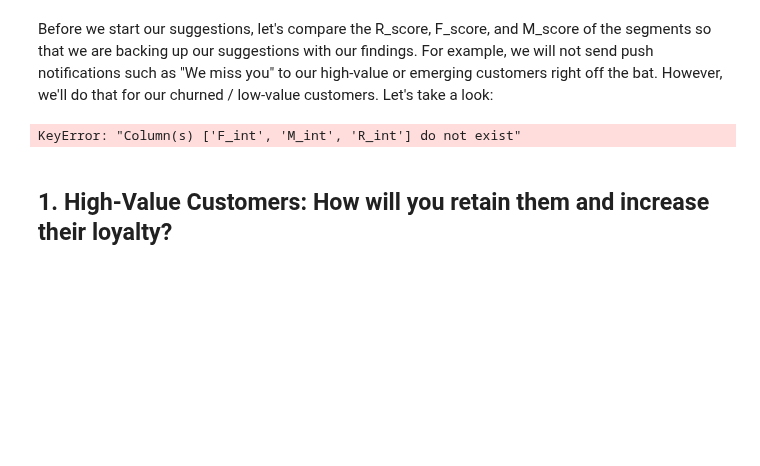
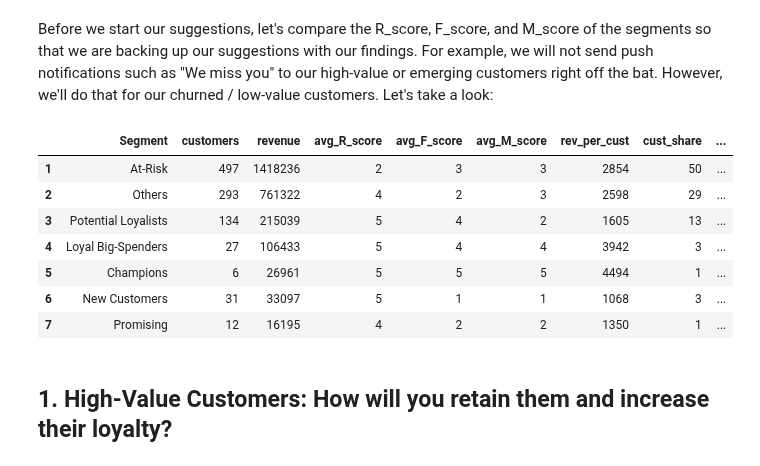
Before and after one commit to rodyonraskolnikov/rfm-segmentation-retention-analysis, a Jupyter notebook: bitaksi_rfm.ipynb, the cells around one changed output. Drawn from its saved outputs; the diff is of its cells as text; code cells hidden in the pictures; blank space fills up the shorter version.

Commit message:
segment_tryout_cmmt

```diff
--- a/bitaksi_rfm.ipynb
+++ b/bitaksi_rfm.ipynb
@@ -652,21 +663,13 @@ df['RFM_Score'] = df['R_Score'].astype(str) + df['F_Score'].astype(str) + df['M_
 
 # ------- 2. Map rows to the requested segments ---------------------------
 def label_segment(row):
-    r = int(row['R_Score']); f = int(row['F_Score']); m = int(row['M_Score'])
-    rfm = row['RFM_Score']
-
-    if r == 5 and f == 5 and m == 5:
-        return 'Champions'
-    if rfm in ['554','545','544','455']:
-        return 'Loyal Big-Spenders'
-    if r == 5 and f <= 2 and m <= 2:
-        return 'New Customers'
-    if r >= 4 and f >= 3 and m <= 3:
-        return 'Potential Loyalists'
-    if r >= 4 and f == 2 and m <= 2:
-        return 'Promising'
-    if r <= 3 and ((f >= 3) or (m >= 3)):
-        return 'At-Risk'
+    r, f, m, rfm = row['R_Score'], row['F_Score'], row['M_Score'], row['RFM_Score']
+    if r==5 and f==5 and m==5: return 'Champions'
+    if rfm in ['554','545','544','455']: return 'Loyal Big-Spenders'
+    if r==5 and f<=2 and m<=2: return 'New Customers'
+    if r>=4 and f>=3 and m<=3: return 'Potential Loyalists'
+    if r>=4 and f==2 and m<=2: return 'Promising'
+    if r<=3 and (f>=3 or m>=3): return 'At-Risk'
     return 'Others'
 
 df['Segment'] = df.apply(label_segment, axis=1)
@@ -754,23 +757,37 @@ These averages highlight where to **retain (Champions, Loyal Big-Spenders), nurt
 # %% [markdown]
 Before we start our suggestions, let's compare the R_score, F_score, and M_score of the segments so that we are backing up our suggestions with our findings. For example, we will not send push notifications such as "We miss you" to our high-value or emerging customers right off the bat. However, we'll do that for our churned / low-value customers. Let's take a look:
 # %%
+# --- add integer score columns ---------------------------------
+df['R_int'] = df['R_Score'].astype(int)
+df['F_int'] = df['F_Score'].astype(int)
+df['M_int'] = df['M_Score'].astype(int)
+
+# --- now build the KPI table -----------------------------------
 kpi = (df.groupby('Segment')
         .agg(customers   = ('Customer ID', 'count'),
              revenue     = ('Total Spending (TL)', 'sum'),
              avg_R_score = ('R_int', 'mean'),
              avg_F_score = ('F_int', 'mean'),
              avg_M_score = ('M_int', 'mean'))
-        .assign(rev_per_cust = lambda x: (x['revenue'] / x['customers']),
-                cust_share   = lambda x: (x['customers'] / x['customers'].sum() * 100),
-                rev_share    = lambda x: (x['revenue']   / x['revenue'].sum()   * 100))
+        .assign(rev_per_cust = lambda x: x['revenue'] / x['customers'],
+                cust_share   = lambda x: x['customers'] / x['customers'].sum() * 100,
+                rev_share    = lambda x: x['revenue']   / x['revenue'].sum()   * 100)
         .round(0)
         .astype(int)
         .reset_index()
         .sort_values('rev_share', ascending=False))
+
 kpi.index = range(1, len(kpi) + 1)
 display(kpi)
 # %% [output]
-KeyError: "Column(s) ['F_int', 'M_int', 'R_int'] do not exist"
+|  | Segment | customers | revenue | avg_R_score | avg_F_score | avg_M_score | rev_per_cust | cust_share | ... |
+| 1 | At-Risk | 497 | 1418236 | 2 | 3 | 3 | 2854 | 50 | ... |
+| 2 | Others | 293 | 761322 | 4 | 2 | 3 | 2598 | 29 | ... |
+| 3 | Potential Loyalists | 134 | 215039 | 5 | 4 | 2 | 1605 | 13 | ... |
+| 4 | Loyal Big-Spenders | 27 | 106433 | 5 | 4 | 4 | 3942 | 3 | ... |
+| 5 | Champions | 6 | 26961 | 5 | 5 | 5 | 4494 | 1 | ... |
+| 6 | New Customers | 31 | 33097 | 5 | 1 | 1 | 1068 | 3 | ... |
+| 7 | Promising | 12 | 16195 | 4 | 2 | 2 | 1350 | 1 | ... |
 # %% [markdown]
 ## 1. High-Value Customers: How will you retain them and increase their loyalty?
 # %% [markdown]
```
Also changed, not shown: parts of 2 cells of this notebook.
